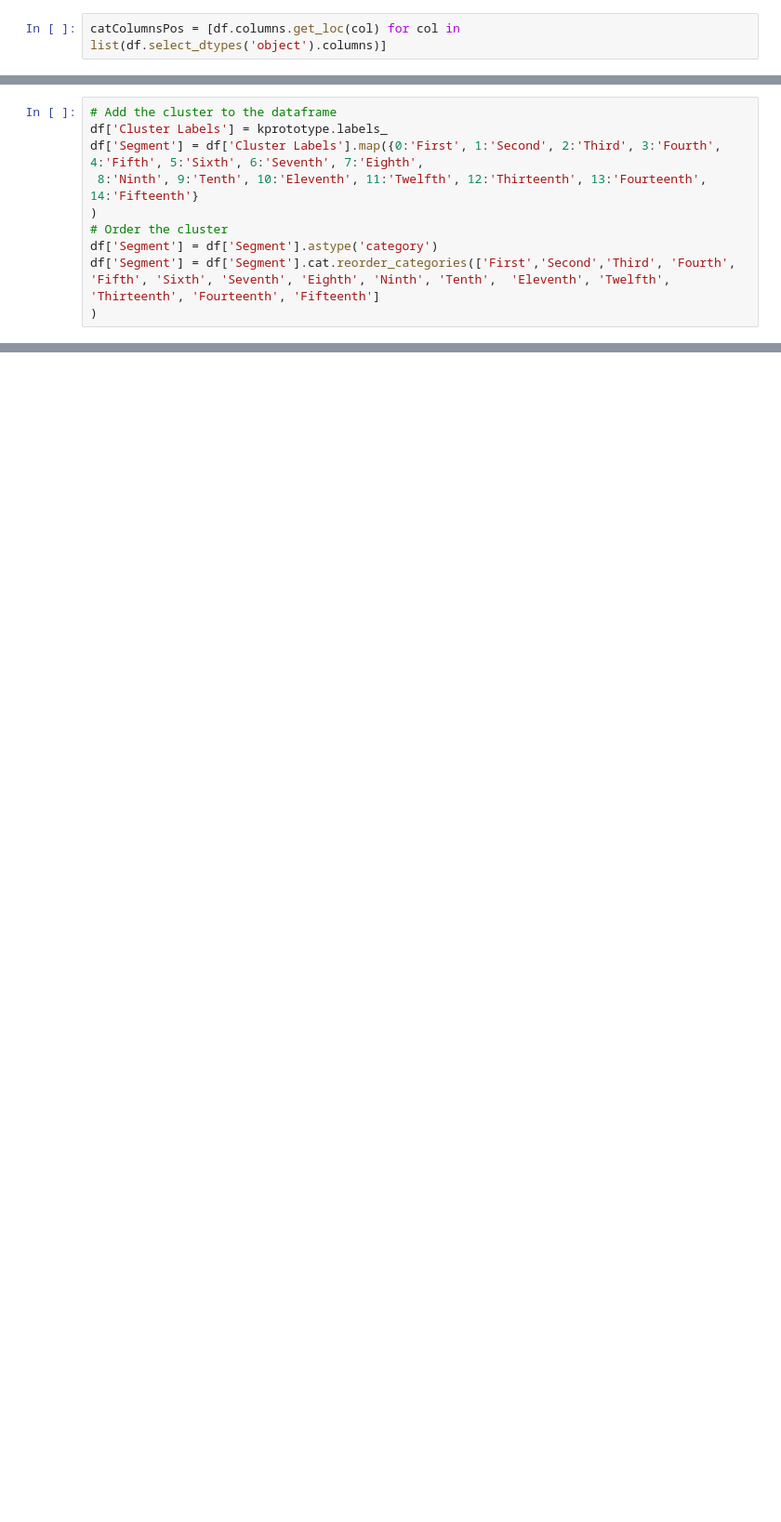
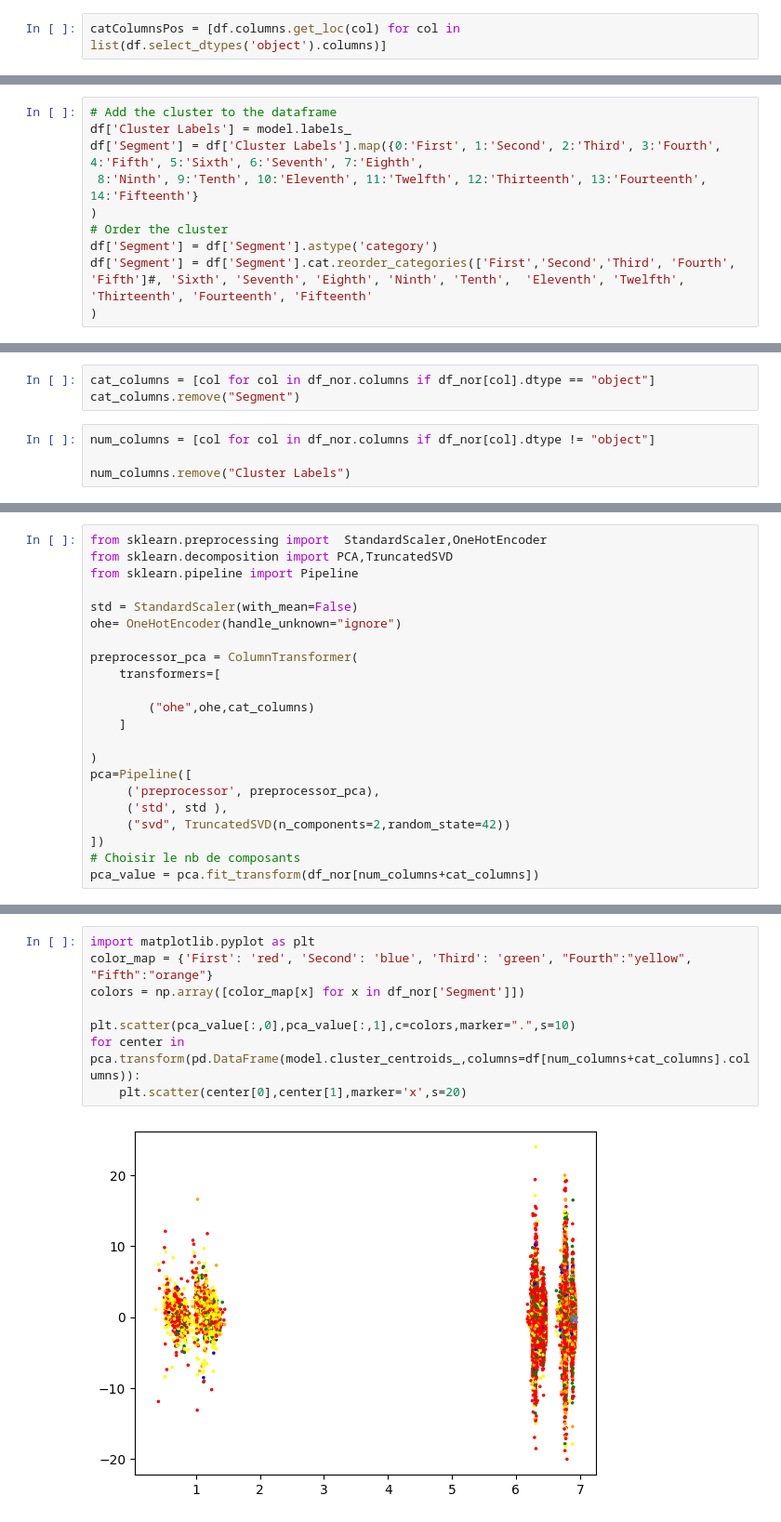
Before and after one commit to StevenDelval/segmentation_client, a Jupyter notebook: model.ipynb, the cells around one changed output, grey strips where cells are left out. Shown at 93% size. Saved outputs shown, nothing was run; the diff lists cells and outputs as text; blank space fills up the shorter version.

```diff
--- a/model.ipynb
+++ b/model.ipynb
@@ -36,10 +55,10 @@ array([14, 14, 14, ...,  1,  8,  7], dtype=uint16)
 # %%
 # Add the cluster to the dataframe
-df['Cluster Labels'] = kprototype.labels_
+df['Cluster Labels'] = model.labels_
 df['Segment'] = df['Cluster Labels'].map({0:'First', 1:'Second', 2:'Third', 3:'Fourth', 4:'Fifth', 5:'Sixth', 6:'Seventh', 7:'Eighth',
  8:'Ninth', 9:'Tenth', 10:'Eleventh', 11:'Twelfth', 12:'Thirteenth', 13:'Fourteenth', 14:'Fifteenth'}
 )
 # Order the cluster
 df['Segment'] = df['Segment'].astype('category')
-df['Segment'] = df['Segment'].cat.reorder_categories(['First','Second','Third', 'Fourth', 'Fifth', 'Sixth', 'Seventh', 'Eighth', 'Ninth', 'Tenth',  'Eleventh', 'Twelfth', 'Thirteenth', 'Fourteenth', 'Fifteenth']
+df['Segment'] = df['Segment'].cat.reorder_categories(['First','Second','Third', 'Fourth', 'Fifth']#, 'Sixth', 'Seventh', 'Eighth', 'Ninth', 'Tenth',  'Eleventh', 'Twelfth', 'Thirteenth', 'Fourteenth', 'Fifteenth'
 )
@@ -61,0 +90,7 @@ df
+# %%
+cat_columns = [col for col in df_nor.columns if df_nor[col].dtype == "object"]
+cat_columns.remove("Segment")
+# %%
+num_columns = [col for col in df_nor.columns if df_nor[col].dtype != "object"]
+
+num_columns.remove("Cluster Labels")
@@ -61,0 +114,22 @@ df
+# %%
+from sklearn.preprocessing import  StandardScaler,OneHotEncoder
+from sklearn.decomposition import PCA,TruncatedSVD
+from sklearn.pipeline import Pipeline
+
+std = StandardScaler(with_mean=False)
+ohe= OneHotEncoder(handle_unknown="ignore")
+
+preprocessor_pca = ColumnTransformer(
+    transformers=[
+
+        ("ohe",ohe,cat_columns)
+    ]
+
+)
+pca=Pipeline([
+     ('preprocessor', preprocessor_pca),
+     ('std', std ),
+     ("svd", TruncatedSVD(n_components=2,random_state=42))
+])
+# Choisir le nb de composants
+pca_value = pca.fit_transform(df_nor[num_columns+cat_columns])
@@ -61,0 +139,10 @@ df
+# %%
+import matplotlib.pyplot as plt
+color_map = {'First': 'red', 'Second': 'blue', 'Third': 'green', "Fourth":"yellow", "Fifth":"orange"}
+colors = np.array([color_map[x] for x in df_nor['Segment']])
+
+plt.scatter(pca_value[:,0],pca_value[:,1],c=colors,marker=".",s=10)
+for center in pca.transform(pd.DataFrame(model.cluster_centroids_,columns=df[num_columns+cat_columns].columns)):
+    plt.scatter(center[0],center[1],marker='x',s=20)
+# %% [output]
+[figure, added]
```
Also changed, not shown: parts of 11 cells of this notebook, 2 other files.
